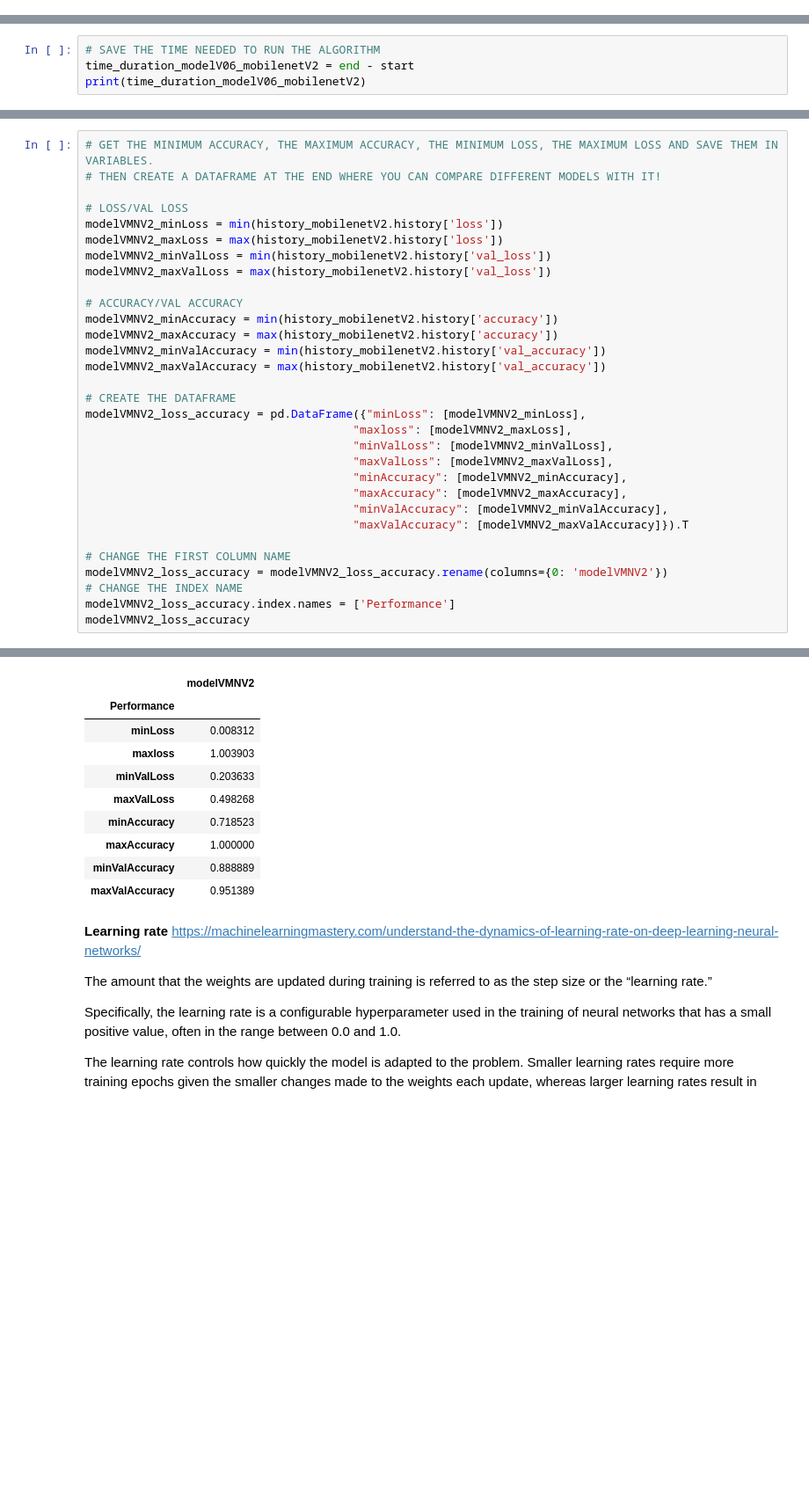
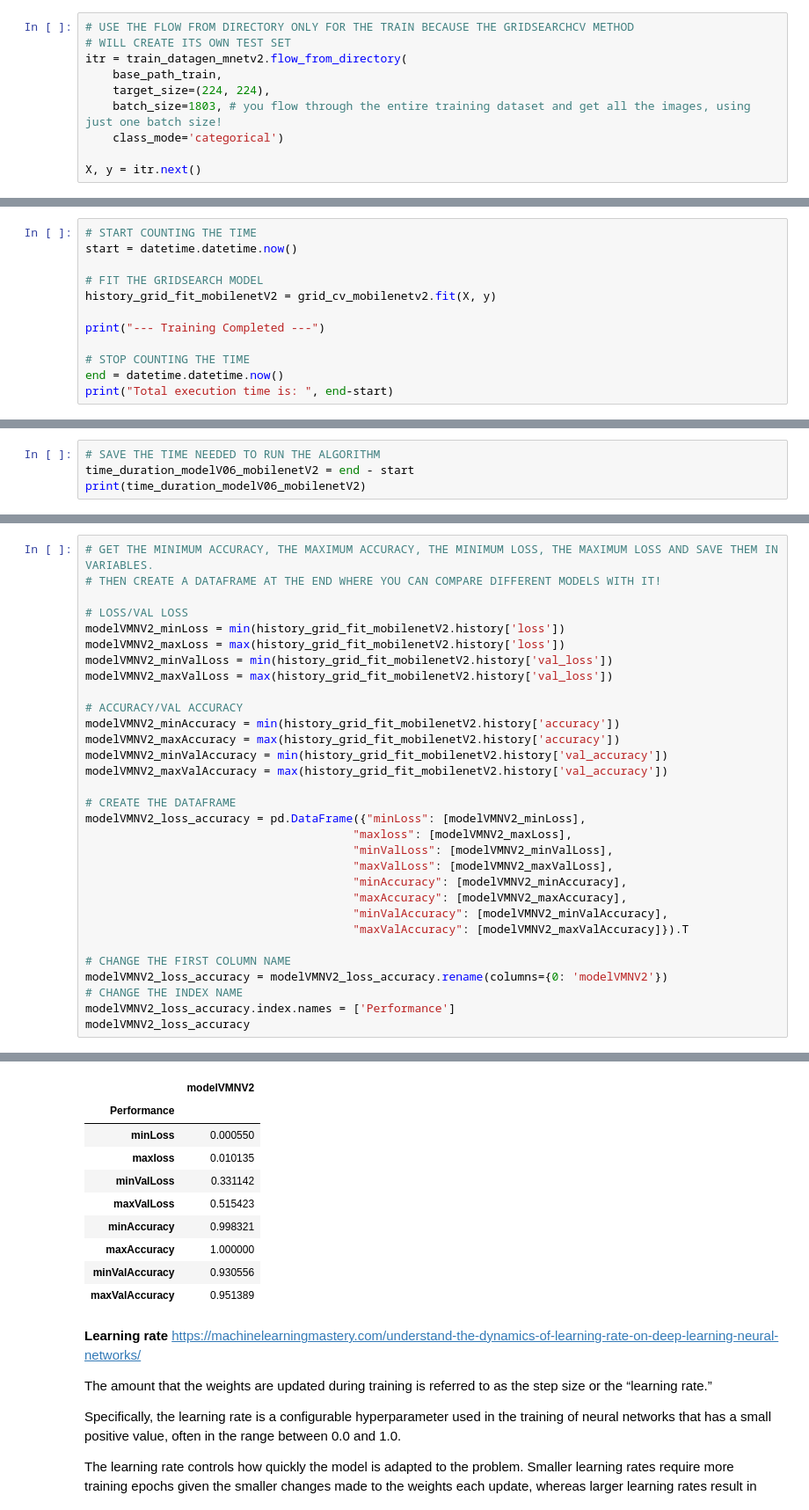
Before and after one commit to alessandro-maccario/DeepLearning-FoodRecognition, a Jupyter notebook: 1_FoDL_Food_Image_Classification_Model_Training_96x96.ipynb, the cells around one changed output, grey strips where cells are left out. Shown at 88% size. Saved outputs shown, nothing was run; the diff lists cells and outputs as text; blank space fills up the shorter version.

```diff
--- a/1_FoDL_Food_Image_Classification_Model_Training_96x96.ipynb
+++ b/1_FoDL_Food_Image_Classification_Model_Training_96x96.ipynb
@@ -1694,0 +1725,10 @@ Total execution time with PCA is:  0:18:47.448974
+# %%
+# USE THE FLOW FROM DIRECTORY ONLY FOR THE TRAIN BECAUSE THE GRIDSEARCHCV METHOD
+# WILL CREATE ITS OWN TEST SET
+itr = train_datagen_mnetv2.flow_from_directory(
+    base_path_train,
+    target_size=(224, 224),
+    batch_size=1803, # you flow through the entire training dataset and get all the images, using just one batch size!
+    class_mode='categorical')
+
+X, y = itr.next()
@@ -1694,0 +1791,12 @@ Total execution time with PCA is:  0:18:47.448974
+# %%
+# START COUNTING THE TIME
+start = datetime.datetime.now()
+
+# FIT THE GRIDSEARCH MODEL
+history_grid_fit_mobilenetV2 = grid_cv_mobilenetv2.fit(X, y)
+
+print("--- Training Completed ---")
+
+# STOP COUNTING THE TIME
+end = datetime.datetime.now()
+print("Total execution time is: ", end-start)
@@ -1727,45 +1936,45 @@ print(time_duration_modelV06_mobilenetV2)
 # %%
 # GET THE MINIMUM ACCURACY, THE MAXIMUM ACCURACY, THE MINIMUM LOSS, THE MAXIMUM LOSS AND SAVE THEM IN VARIABLES.
 # THEN CREATE A DATAFRAME AT THE END WHERE YOU CAN COMPARE DIFFERENT MODELS WITH IT!
 
 # LOSS/VAL LOSS
-modelVMNV2_minLoss = min(history_mobilenetV2.history['loss'])
-modelVMNV2_maxLoss = max(history_mobilenetV2.history['loss'])
-modelVMNV2_minValLoss = min(history_mobilenetV2.history['val_loss'])
-modelVMNV2_maxValLoss = max(history_mobilenetV2.history['val_loss'])
+modelVMNV2_minLoss = min(history_grid_fit_mobilenetV2.history['loss'])
+modelVMNV2_maxLoss = max(history_grid_fit_mobilenetV2.history['loss'])
+modelVMNV2_minValLoss = min(history_grid_fit_mobilenetV2.history['val_loss'])
+modelVMNV2_maxValLoss = max(history_grid_fit_mobilenetV2.history['val_loss'])
 
 # ACCURACY/VAL ACCURACY
-modelVMNV2_minAccuracy = min(history_mobilenetV2.history['accuracy'])
-modelVMNV2_maxAccuracy = max(history_mobilenetV2.history['accuracy'])
-modelVMNV2_minValAccuracy = min(history_mobilenetV2.history['val_accuracy'])
-modelVMNV2_maxValAccuracy = max(history_mobilenetV2.history['val_accuracy'])
+modelVMNV2_minAccuracy = min(history_grid_fit_mobilenetV2.history['accuracy'])
+modelVMNV2_maxAccuracy = max(history_grid_fit_mobilenetV2.history['accuracy'])
+modelVMNV2_minValAccuracy = min(history_grid_fit_mobilenetV2.history['val_accuracy'])
+modelVMNV2_maxValAccuracy = max(history_grid_fit_mobilenetV2.history['val_accuracy'])
 
 # CREATE THE DATAFRAME
 modelVMNV2_loss_accuracy = pd.DataFrame({"minLoss": [modelVMNV2_minLoss],
                                        "maxloss": [modelVMNV2_maxLoss],
                                        "minValLoss": [modelVMNV2_minValLoss],
                                        "maxValLoss": [modelVMNV2_maxValLoss],
                                        "minAccuracy": [modelVMNV2_minAccuracy],
                                        "maxAccuracy": [modelVMNV2_maxAccuracy],
                                        "minValAccuracy": [modelVMNV2_minValAccuracy],
                                        "maxValAccuracy": [modelVMNV2_maxValAccuracy]}).T
 
 # CHANGE THE FIRST COLUMN NAME
 modelVMNV2_loss_accuracy = modelVMNV2_loss_accuracy.rename(columns={0: 'modelVMNV2'})
 # CHANGE THE INDEX NAME
 modelVMNV2_loss_accuracy.index.names = ['Performance']
 modelVMNV2_loss_accuracy
 # %% [output]
 [interactive output not drawn]
 |  | modelVMNV2 |
 | Performance |  |
-| minLoss | 0.008312 |
-| maxloss | 1.003903 |
-| minValLoss | 0.203633 |
-| maxValLoss | 0.498268 |
-| minAccuracy | 0.718523 |
+| minLoss | 0.000550 |
+| maxloss | 0.010135 |
+| minValLoss | 0.331142 |
+| maxValLoss | 0.515423 |
+| minAccuracy | 0.998321 |
 | maxAccuracy | 1.000000 |
-| minValAccuracy | 0.888889 |
+| minValAccuracy | 0.930556 |
 | maxValAccuracy | 0.951389 |
 # %% [markdown]
 **Learning rate**
```
Also changed, not shown: parts of 45 cells of this notebook.
